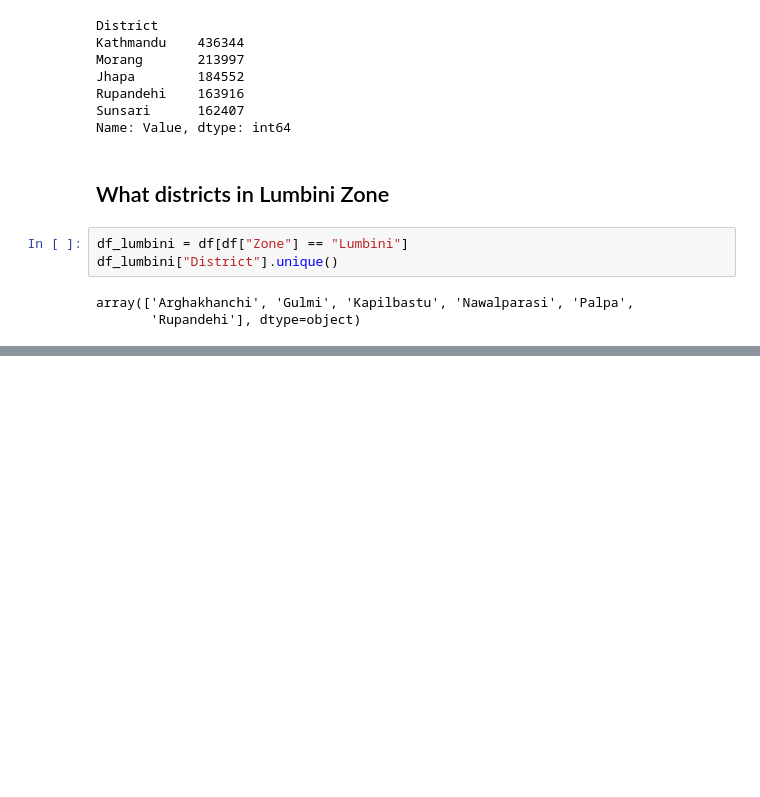
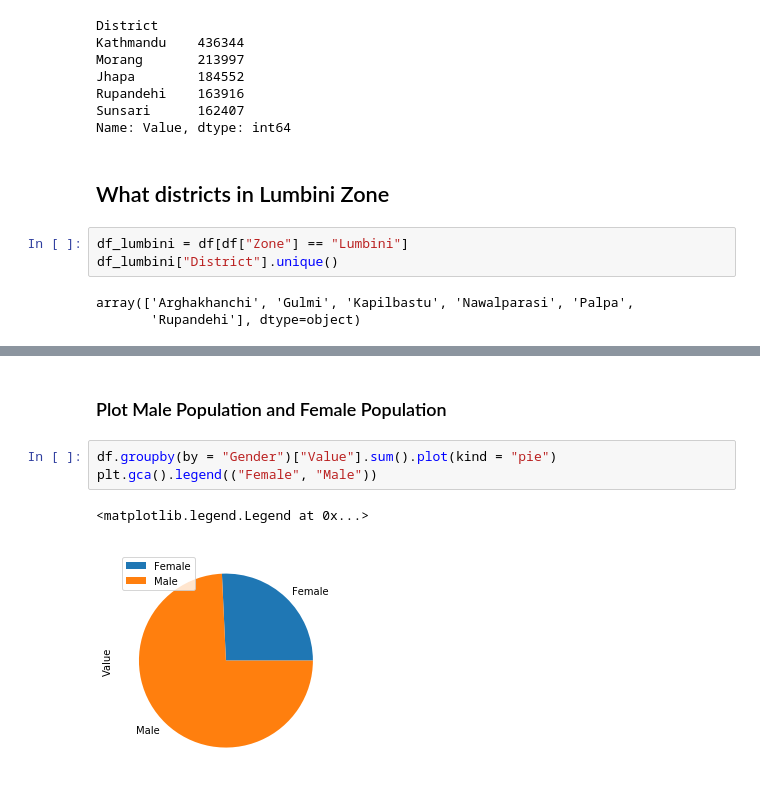
Before and after one commit to Bishalsarang/Playing-with-Data, a Jupyter notebook: Nepal Population(2011-12 by age)/Playing_with_Population_Data(2068_69).ipynb, the cells around one changed output, grey strips where cells are left out. Drawn from its saved outputs; the diff is of its cells as text; blank space fills up the shorter version.

```diff
--- a/Nepal Population(2011-12 by age)/Playing_with_Population_Data(2068_69).ipynb
+++ b/Nepal Population(2011-12 by age)/Playing_with_Population_Data(2068_69).ipynb
@@ -215,0 +277,8 @@ array(['Arghakhanchi', 'Gulmi', 'Kapilbastu', 'Nawalparasi', 'Palpa',
+# %% [markdown]
+### Plot Male Population and Female Population
+# %%
+df.groupby(by = "Gender")["Value"].sum().plot(kind = "pie")
+plt.gca().legend(("Female", "Male"))
+# %% [output]
+<matplotlib.legend.Legend at 0x...>
+[figure, added]
```
Also changed, not shown: parts of 11 cells of this notebook.
